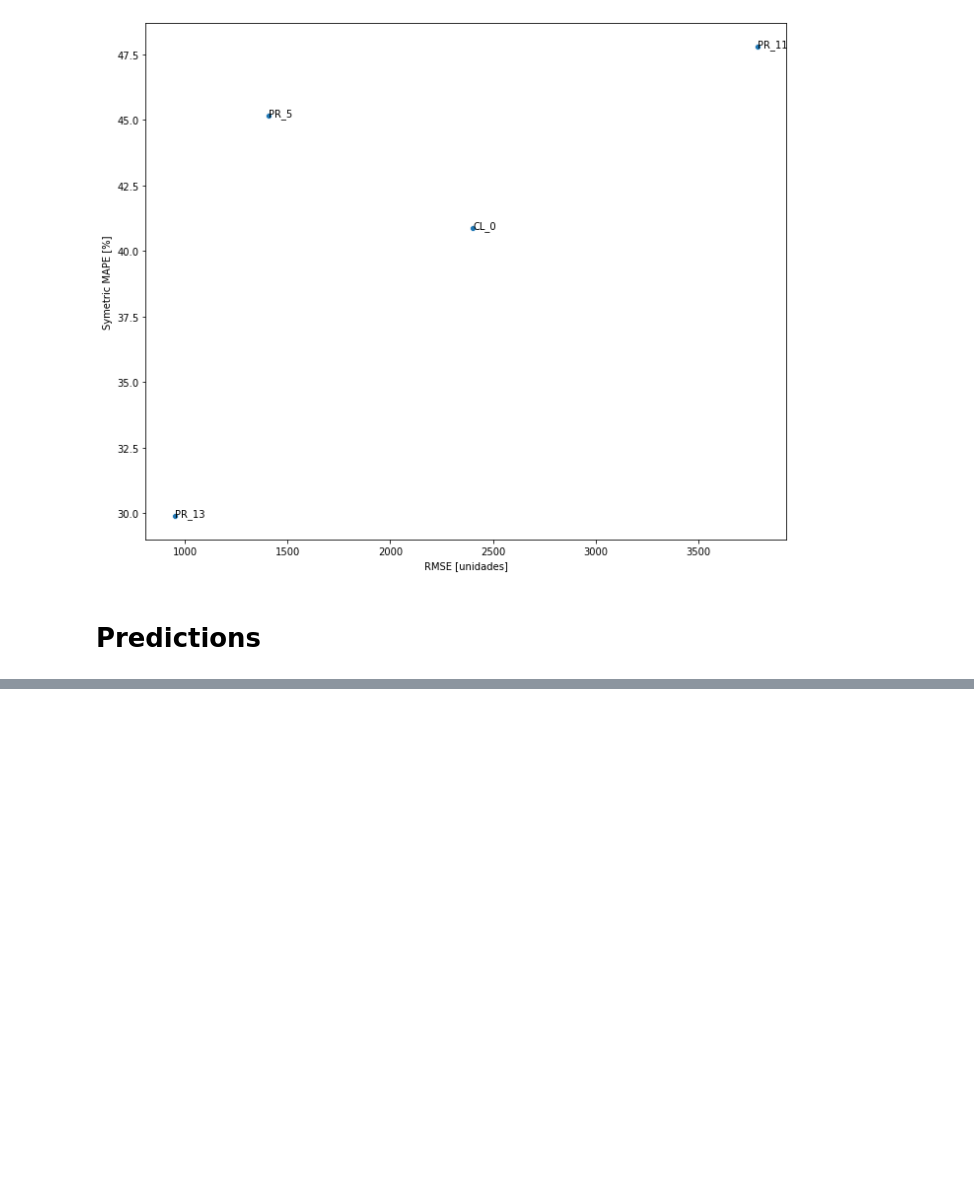
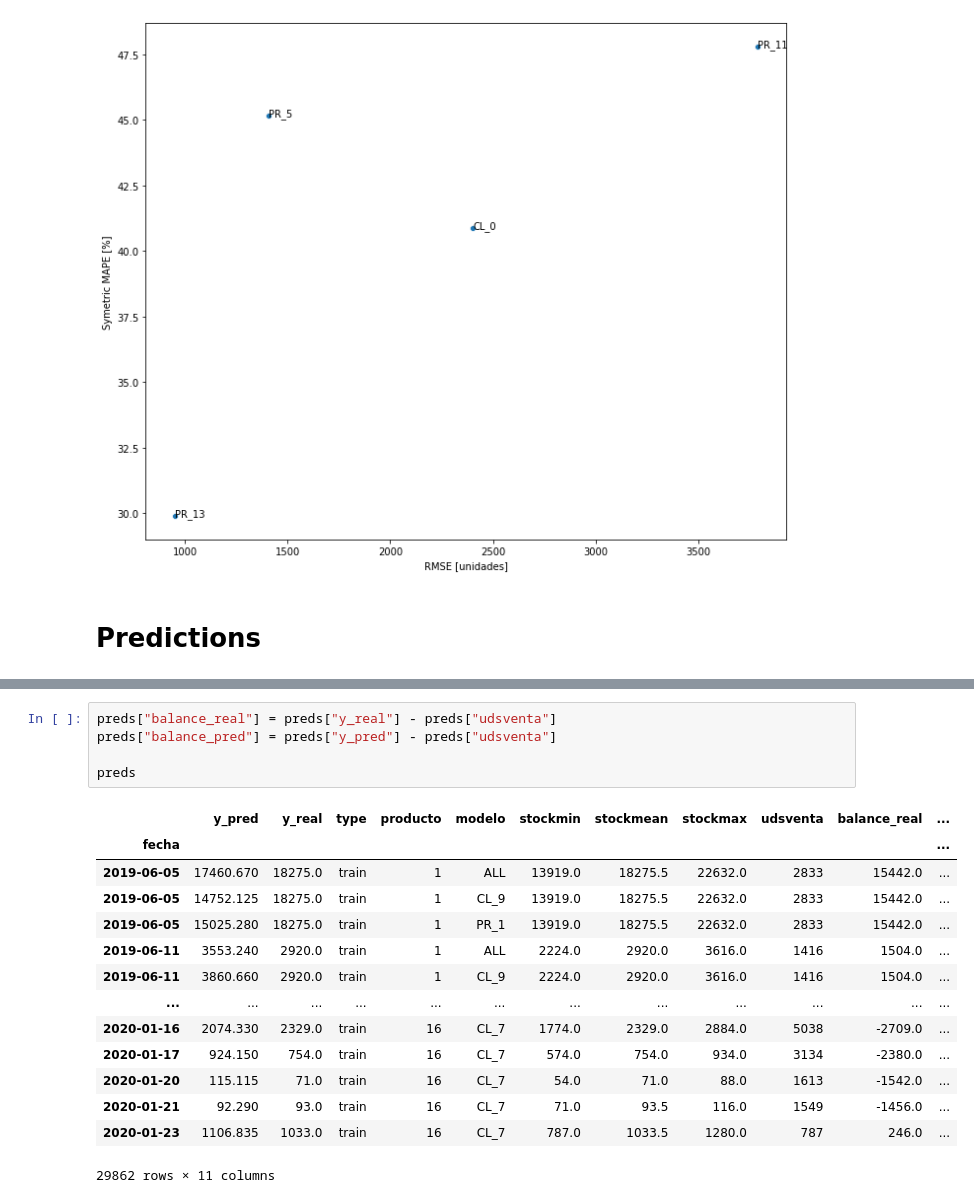
Before and after one commit to PLombao/TFM_StockForecast, a Jupyter notebook: notebooks/Comparativa_Modelos.ipynb, the cells around one changed output, grey strips where cells are left out. Drawn from its saved outputs; the diff is of its cells as text; blank space fills up the shorter version.

```diff
--- a/notebooks/Comparativa_Modelos.ipynb
+++ b/notebooks/Comparativa_Modelos.ipynb
@@ -639,0 +658,20 @@ for modelo in ["PR_30","PR_32","PR_42","PR_48"]:
+# %%
+preds["balance_real"] = preds["y_real"] - preds["udsventa"]
+preds["balance_pred"] = preds["y_pred"] - preds["udsventa"]
+
+preds
+# %% [output]
+|  | y_pred | y_real | type | producto | modelo | stockmin | stockmean | stockmax | udsventa | balance_real | ... |
+| fecha |  |  |  |  |  |  |  |  |  |  | ... |
+| 2019-06-05 | 17460.670 | 18275.0 | train | 1 | ALL | 13919.0 | 18275.5 | 22632.0 | 2833 | 15442.0 | ... |
+| 2019-06-05 | 14752.125 | 18275.0 | train | 1 | CL_9 | 13919.0 | 18275.5 | 22632.0 | 2833 | 15442.0 | ... |
+| 2019-06-05 | 15025.280 | 18275.0 | train | 1 | PR_1 | 13919.0 | 18275.5 | 22632.0 | 2833 | 15442.0 | ... |
+| 2019-06-11 | 3553.240 | 2920.0 | train | 1 | ALL | 2224.0 | 2920.0 | 3616.0 | 1416 | 1504.0 | ... |
+| 2019-06-11 | 3860.660 | 2920.0 | train | 1 | CL_9 | 2224.0 | 2920.0 | 3616.0 | 1416 | 1504.0 | ... |
+| ... | ... | ... | ... | ... | ... | ... | ... | ... | ... | ... | ... |
+| 2020-01-16 | 2074.330 | 2329.0 | train | 16 | CL_7 | 1774.0 | 2329.0 | 2884.0 | 5038 | -2709.0 | ... |
+| 2020-01-17 | 924.150 | 754.0 | train | 16 | CL_7 | 574.0 | 754.0 | 934.0 | 3134 | -2380.0 | ... |
+| 2020-01-20 | 115.115 | 71.0 | train | 16 | CL_7 | 54.0 | 71.0 | 88.0 | 1613 | -1542.0 | ... |
+| 2020-01-21 | 92.290 | 93.0 | train | 16 | CL_7 | 71.0 | 93.5 | 116.0 | 1549 | -1456.0 | ... |
+| 2020-01-23 | 1106.835 | 1033.0 | train | 16 | CL_7 | 787.0 | 1033.5 | 1280.0 | 787 | 246.0 | ... |
+29862 rows × 11 columns
```
Also changed, not shown: parts of 14 cells of this notebook, 5 other files.
